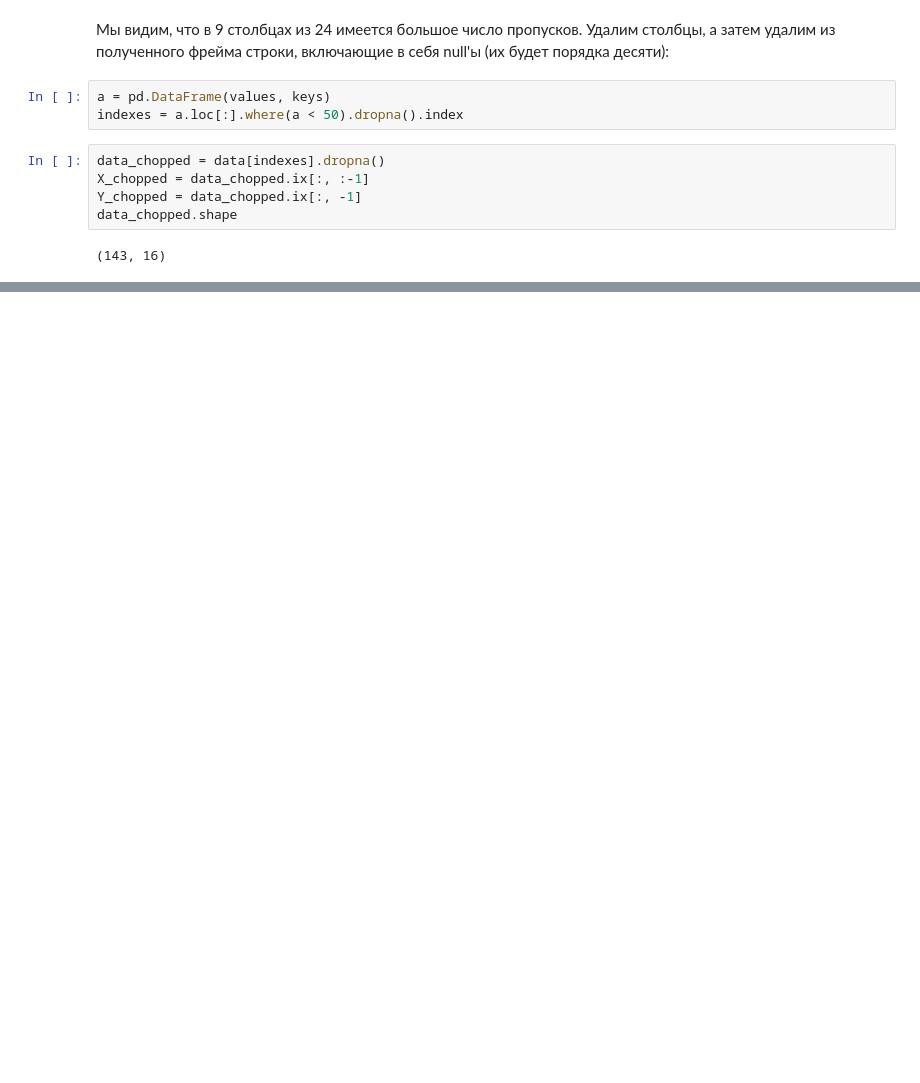
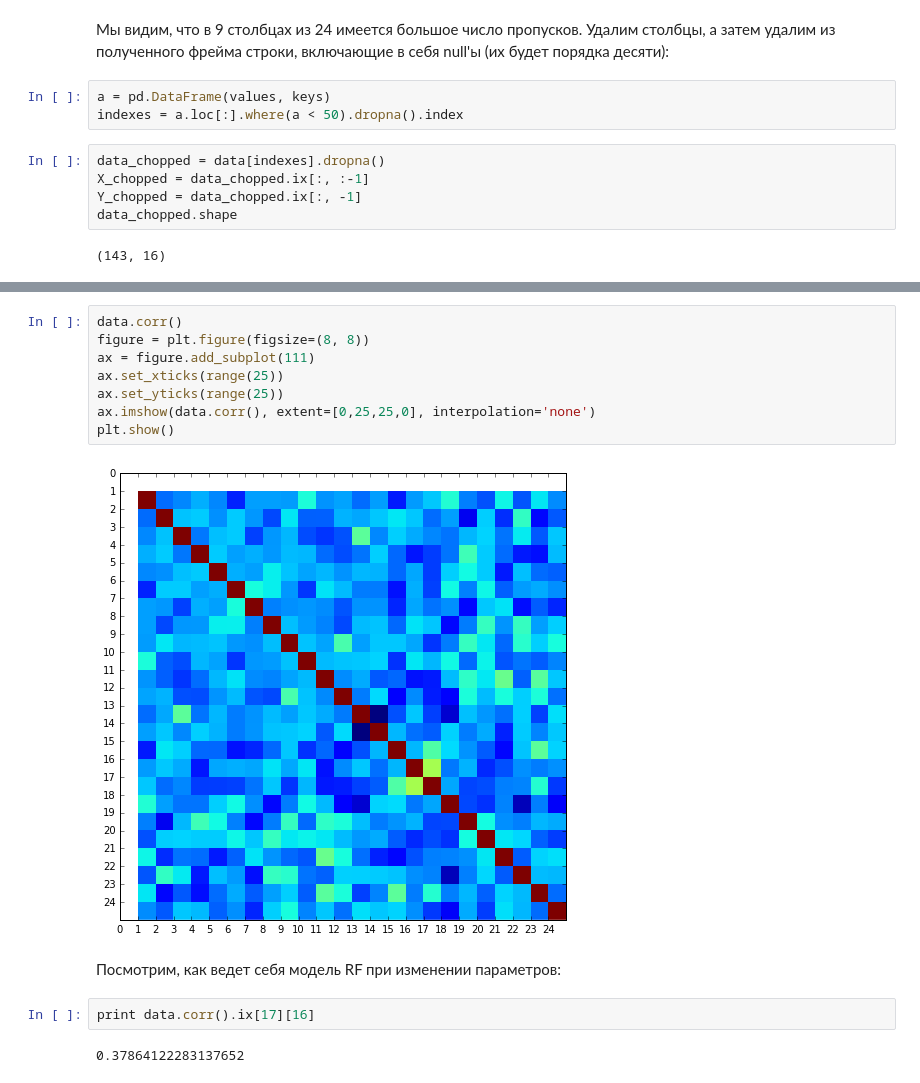
Before and after one commit to coffman21/d, a Jupyter notebook: d.ipynb, the cells around one changed output, grey strips where cells are left out. Drawn from its saved outputs; the diff is of its cells as text; blank space fills up the shorter version.

```diff
--- a/d.ipynb
+++ b/d.ipynb
@@ -182,0 +145,16 @@ plt.show()
+# %%
+data.corr()
+figure = plt.figure(figsize=(8, 8))
+ax = figure.add_subplot(111)
+ax.set_xticks(range(25))
+ax.set_yticks(range(25))
+ax.imshow(data.corr(), extent=[0,25,25,0], interpolation='none')
+plt.show()
+# %% [output]
+[figure, added]
+# %% [markdown]
+Посмотрим, как ведет себя модель RF при изменении параметров:
+# %%
+print data.corr().ix[17][16]
+# %% [output]
+0.37864122283137652
```
Also changed, not shown: parts of 29 cells of this notebook.
